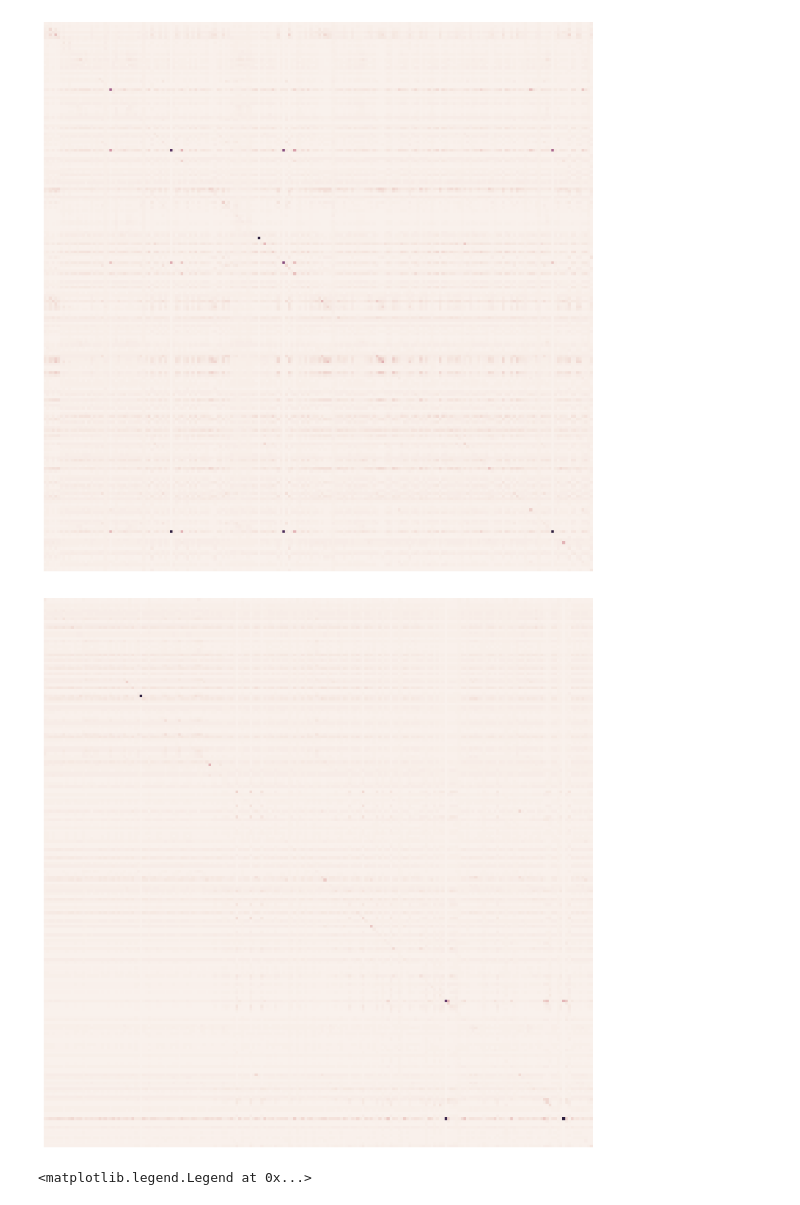
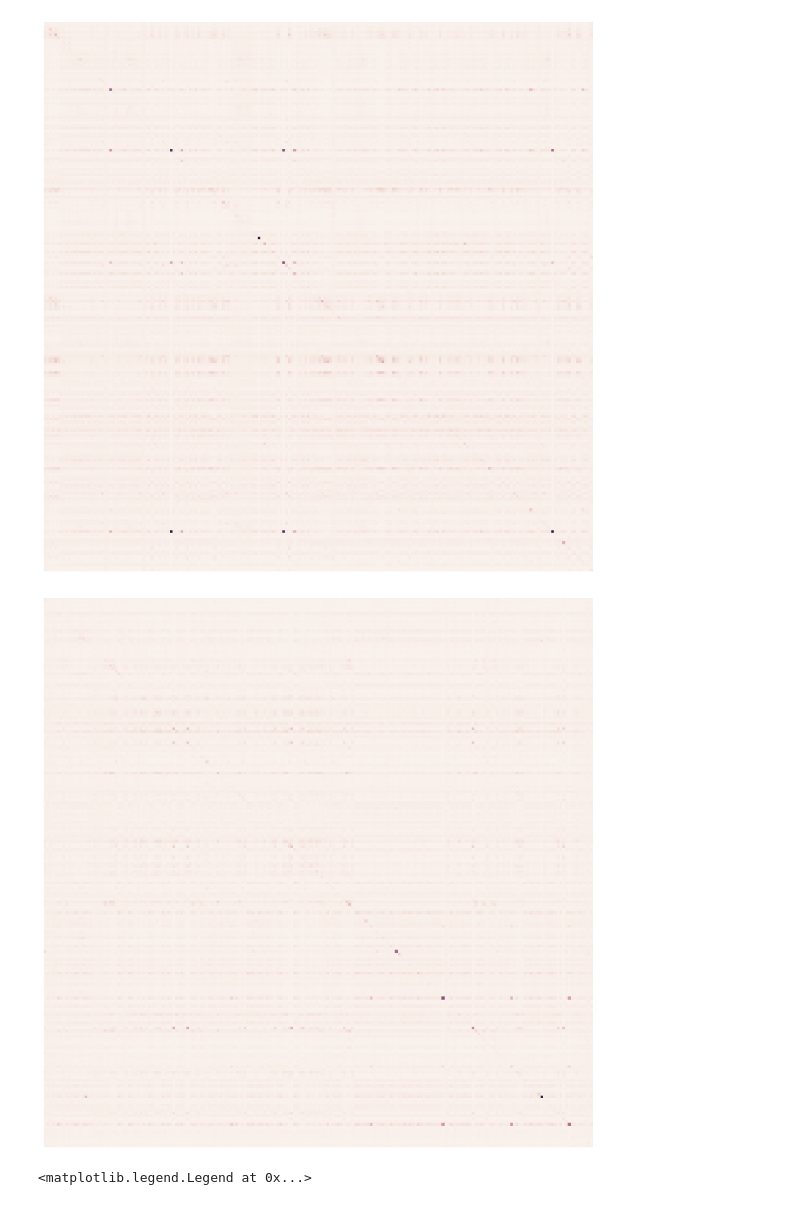
Before and after one commit to jenhantao/genomic_grammar, a Jupyter notebook: Attention Only Classification Analysis.ipynb, the cells around one changed output. Cells and saved outputs as stored; diff of their text form; code cells hidden in the pictures.

```diff
--- a/Attention Only Classification Analysis.ipynb
+++ b/Attention Only Classification Analysis.ipynb
@@ -618,20 +597,20 @@ cb.ax.set_visible(False)
 # %% [output]
 [figure]
 # %%
-# index = 19999
-index = 19996
+index = 19999
+# index = 19996
 plt.figure(figsize=(15,15))
 hm = sns.heatmap(attention[index],
             yticklabels = False,
             xticklabels = False,
             square = True,
            vmin=0,
            vmax=0.5
            )
 cb = hm.collections[0].colorbar
 cb.ax.set_visible(False)
 # %% [output]
-[figure, old version]
+[figure, new version]
 # %%
 for treatment in treatment_attention_dict:
     treatment_attention = treatment_attention_dict[treatment]
```
Also changed, not shown: parts of 10 cells of this notebook.
